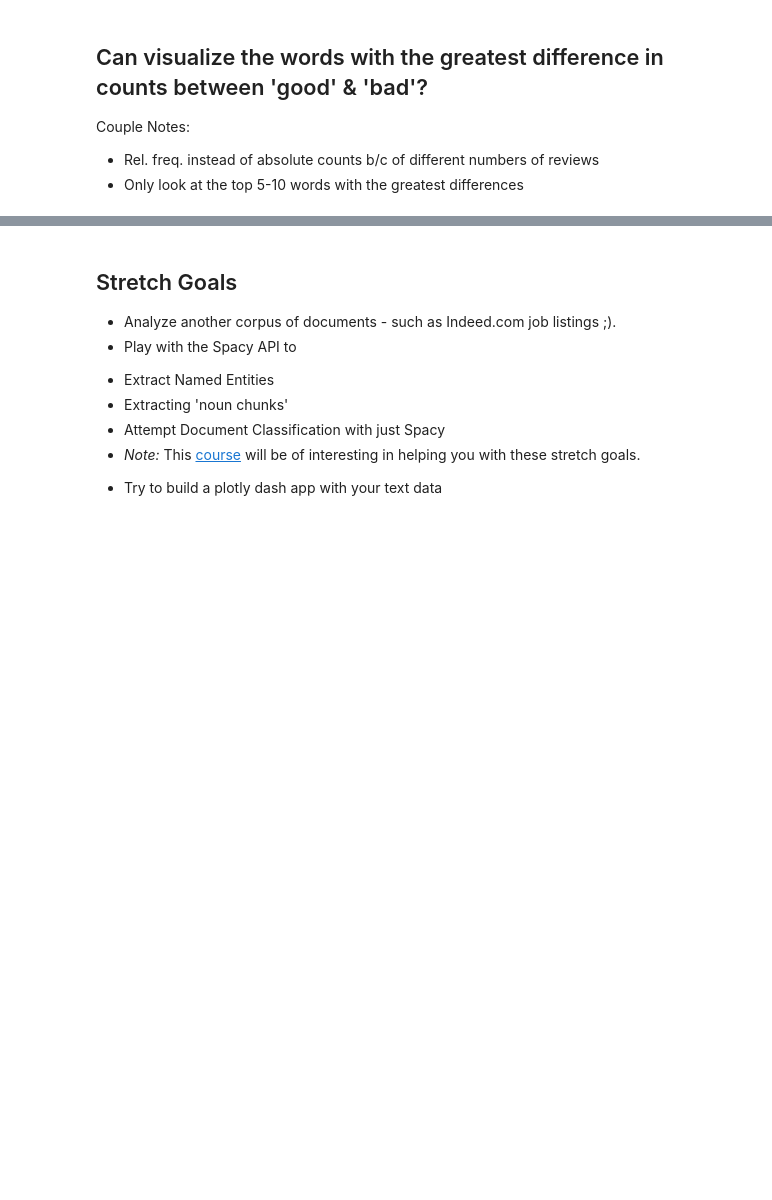
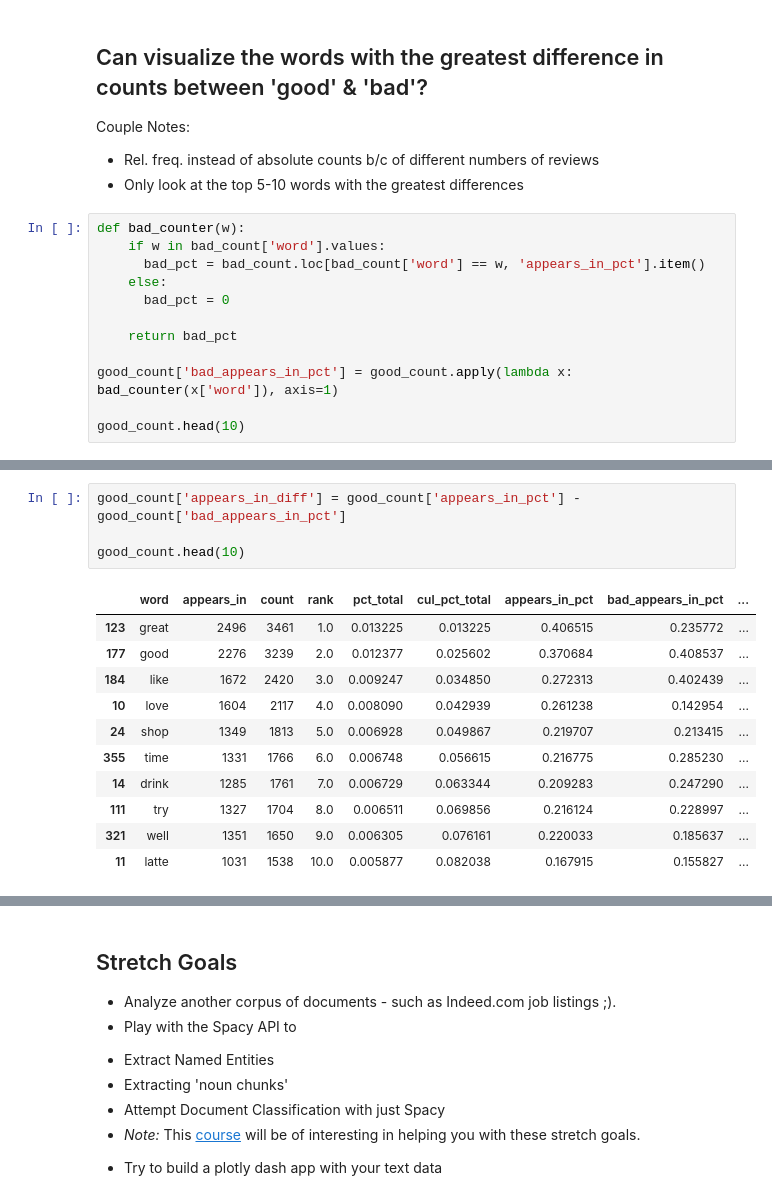
Before and after one commit to JimKing100/DS-Unit-4-Sprint-1-NLP, a Jupyter notebook: module1-text-data/LS_DS_411_Text_Data_Assignment.ipynb, the cells around one changed output, grey strips where cells are left out. Drawn from its saved outputs; the diff is of its cells as text; blank space fills up the shorter version.

```diff
--- a/module1-text-data/LS_DS_411_Text_Data_Assignment.ipynb
+++ b/module1-text-data/LS_DS_411_Text_Data_Assignment.ipynb
@@ -216,3 +216,15 @@ wc.head(10)
 Couple Notes:
 - Rel. freq. instead of absolute counts b/c of different numbers of reviews
 - Only look at the top 5-10 words with the greatest differences
+# %%
+def bad_counter(w):
+    if w in bad_count['word'].values:
+      bad_pct = bad_count.loc[bad_count['word'] == w, 'appears_in_pct'].item()
+    else:
+      bad_pct = 0
+
+    return bad_pct
+
+good_count['bad_appears_in_pct'] = good_count.apply(lambda x: bad_counter(x['word']), axis=1)
+
+good_count.head(10)
@@ -218,0 +243,16 @@ Couple Notes:
+# %%
+good_count['appears_in_diff'] = good_count['appears_in_pct'] - good_count['bad_appears_in_pct']
+
+good_count.head(10)
+# %% [output]
+|  | word | appears_in | count | rank | pct_total | cul_pct_total | appears_in_pct | bad_appears_in_pct | ... |
+| 123 | great | 2496 | 3461 | 1.0 | 0.013225 | 0.013225 | 0.406515 | 0.235772 | ... |
+| 177 | good | 2276 | 3239 | 2.0 | 0.012377 | 0.025602 | 0.370684 | 0.408537 | ... |
+| 184 | like | 1672 | 2420 | 3.0 | 0.009247 | 0.034850 | 0.272313 | 0.402439 | ... |
+| 10 | love | 1604 | 2117 | 4.0 | 0.008090 | 0.042939 | 0.261238 | 0.142954 | ... |
+| 24 | shop | 1349 | 1813 | 5.0 | 0.006928 | 0.049867 | 0.219707 | 0.213415 | ... |
+| 355 | time | 1331 | 1766 | 6.0 | 0.006748 | 0.056615 | 0.216775 | 0.285230 | ... |
+| 14 | drink | 1285 | 1761 | 7.0 | 0.006729 | 0.063344 | 0.209283 | 0.247290 | ... |
+| 111 | try | 1327 | 1704 | 8.0 | 0.006511 | 0.069856 | 0.216124 | 0.228997 | ... |
+| 321 | well | 1351 | 1650 | 9.0 | 0.006305 | 0.076161 | 0.220033 | 0.185637 | ... |
+| 11 | latte | 1031 | 1538 | 10.0 | 0.005877 | 0.082038 | 0.167915 | 0.155827 | ... |
```
Also changed, not shown: parts of 7 cells of this notebook.
